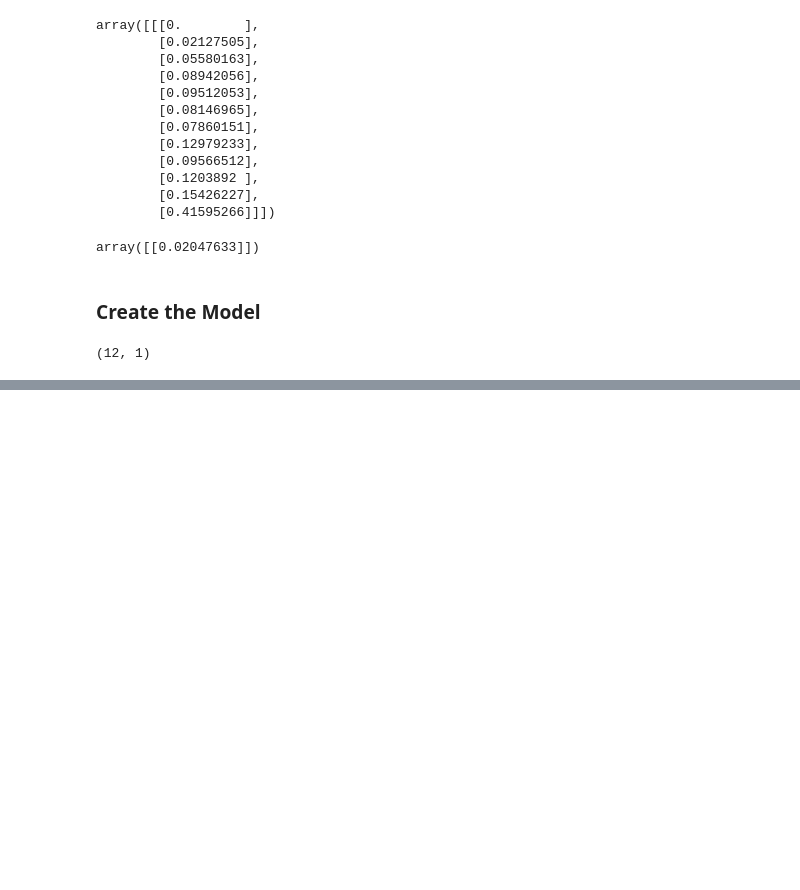
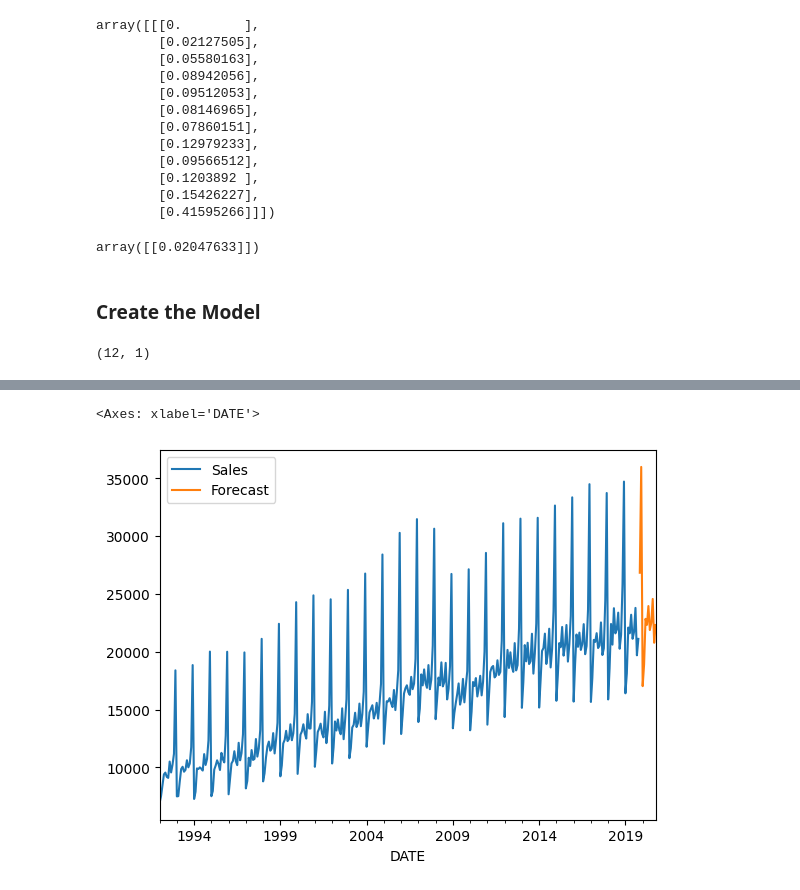
Before and after one commit to emirhanlatif/Deep_Learning_101, a Jupyter notebook: 05_Recurrent_Neural_Networks/01_RNN_Time_Series.ipynb, the cells around one changed output, grey strips where cells are left out. Drawn from its saved outputs; the diff is of its cells as text; code cells hidden in the pictures; blank space fills up the shorter version.

```diff
--- a/05_Recurrent_Neural_Networks/01_RNN_Time_Series.ipynb
+++ b/05_Recurrent_Neural_Networks/01_RNN_Time_Series.ipynb
@@ -199,0 +406,6 @@ losses.plot()
+# %%
+ax = df.plot()
+forecast_df.plot(ax=ax)
+# %% [output]
+<Axes: xlabel='DATE'>
+[figure, added]
```
Also changed, not shown: parts of 26 cells of this notebook.
